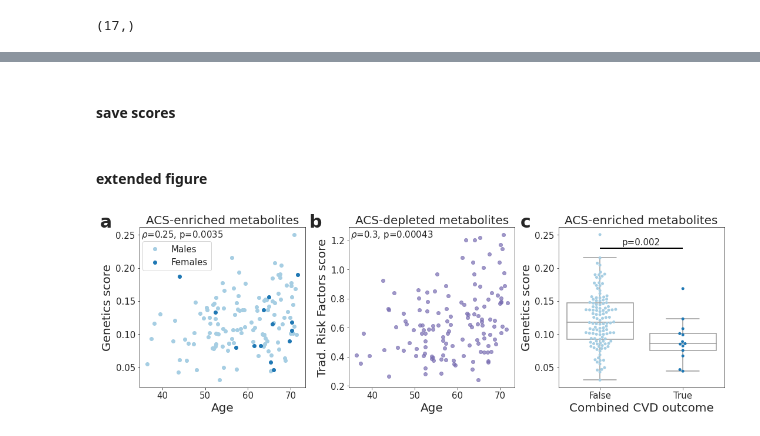
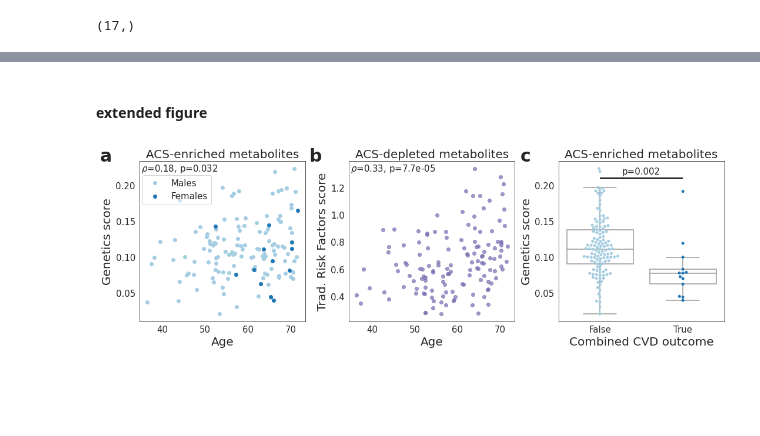
Before and after one commit to noambar/ACStudy, a Jupyter notebook: individualized_metabolic_determinants.ipynb, the cells around one changed output, grey strips where cells are left out. Saved outputs shown, nothing was run; the diff lists cells and outputs as text; code cells hidden in the pictures; blank space fills up the shorter version.

```diff
--- a/individualized_metabolic_determinants.ipynb
+++ b/individualized_metabolic_determinants.ipynb
@@ -84,8 +58,8 @@ metabolon_metabolite_name_dic
  'X - 17367': 'X - 17367',
  ...}
 # %%
-pnp_data_metabolon = pd.read_csv(os.path.join(paper_dir, 'serum_metabolomics_signatures', 'pnp_data_metabolon.csv'), index_col=0)
-acs_data_metabolon = pd.read_csv(os.path.join(paper_dir, 'serum_metabolomics_signatures', 'acs_data_metabolon.csv'), index_col=0)
+pnp_data_metabolon = pd.read_csv(os.path.join(paper_dir, 'data/', 'pnp_data_metabolon_storage_residuals.csv'), index_col=0)
+acs_data_metabolon = pd.read_csv(os.path.join(paper_dir, 'data/', 'acs_data_metabolon_storage_residuals.csv'), index_col=0).dropna(subset=['100000007'])
 acs_data_metabolon['combined_outcome'] = acs_data_metabolon[['Acute MI', 'Acute stroke', 'Acute limb event', 'Unplanned PCI', 'New-onset HF', 'New-onset Afib', 'CV hospitalization including chest pain', 'CV death',]].any(1)
 acs_data_metabolon['Acute_MI_or_Stroke'] = acs_data_metabolon[['Acute MI', 'Acute stroke']].any(1)
 acs_data_metabolon['combined_cvd_outcome'] = acs_data_metabolon[['Acute MI', 'Acute stroke', 'Unplanned PCI', 'CV death',]].any(1)
@@ -93,12 +67,7 @@ acs_data_metabolon['Admission Diagnosis: STEMI vs UA'] = acs_data_metabolon['Adm
 acs_data_metabolon.loc[acs_data_metabolon['Admission Diagnosis: NSTEMI'] == 1, 'Admission Diagnosis: STEMI vs UA'] = np.nan
 
 
-# circ_heatmap_df_sorted = pd.read_csv(os.path.join(paper_dir, 'serum_metabolomics_signatures', 'metabolon', 'circ_heatmap_df_sorted.csv'), index_col=0)
-# circ_heatmap_df_sorted = pd.read_csv(os.path.join(paper_dir, 'serum_metabolomics_signatures', 'metabolon', 'circ_heatmap_df_sorted_MMC-DM.csv'), index_col=0)
-circ_heatmap_df_sorted = pd.read_csv(os.path.join(paper_dir, 'serum_metabolomics_signatures', 'metabolon', 'circ_heatmap_df_sorted_MMC_no_HPN_DYS-DM.csv'), index_col=0)
-
-# circ_heatmap_df_sorted = circ_heatmap_df_sorted[circ_heatmap_df_sorted['Healthy-ACS'].abs().apply(lambda x: 10**(-x)) < 0.05/circ_heatmap_df_sorted.shape[0]].copy()
-# circ_heatmap_df_sorted = circ_heatmap_df_sorted[fdr_correction(circ_heatmap_df_sorted['Healthy-ACS'].abs().apply(lambda x: 10**(-x)), alpha=0.05)[0]].copy()
+circ_heatmap_df_sorted = pd.read_csv(os.path.join('serum_metabolomics_signatures', 'metabolon', 'circ_heatmap_df_sorted_MMC_no_HPN_DYS-DM.csv'), index_col=0)
 
 circ_heatmap_df_sorted.shape
 # %% [output]
@@ -136,7 +123,2 @@ IndentationError: unexpected indent (<ipython-input-49-54ed511b8f6c>, line 2)
-# %%
-storage_bad_metabs = pd.read_pickle(os.path.join('../data', 'storage_time_bad_metabs_bonf.pkl'))
 # %%
 circ_heatmap_df_sorted = circ_heatmap_df_sorted[~circ_heatmap_df_sorted.index.isin(storage_bad_metabs)]
-# %%
-with open(os.path.join(paper_dir, 'metabolon_molecules_to_remove.pkl'), 'rb') as handle:
-    metabolon_molecules_to_remove = pickle.load(handle)
@@ -352,2 +255,9 @@ metabolomics_origins.to_csv(os.path.join(metabolon_dir, save_path))
+# %%
+with open(os.path.join(curr_dir, 'background_samples_age_sex_bmi.pkl'), 'rb') as handle:
+    background_samples_age_sex_bmi = pickle.load(handle)
+with open(os.path.join(curr_dir, 'metab_healthy-impaired_background_samples_age_sex_bmi.pkl'), 'rb') as handle:
+    pnp_background_samples_age_sex_bmi = pickle.load(handle)
+with open(os.path.join(curr_dir, 'random_background_samples_age_sex_bmi.pkl'), 'rb') as handle:
+    random_background_samples_age_sex_bmi = pickle.load(handle)
 # %% [markdown]
 # compute determinant scores
@@ -973,2 +774,0 @@ bad_acs_metabolomics_origin
-# %% [markdown]
-#### save scores
@@ -990,8 +786,7 @@ ax.set_title('ACS-enriched metabolites', fontsize=labels_fontsize)
 ax.set_xlabel(c, fontsize=labels_fontsize)
 ax.set_ylabel(r2.split('r2')[0] + 'score', fontsize=labels_fontsize)
 ax.tick_params(labelsize=tick_fontsize)
-# ax.set_yticks([0, 0.01, 0.02, 0.03])
-# ax.set_ylim((0, 0.025))
+ax.set_yticks([0.05, 0.1, 0.15, 0.2])
 ax.legend(fontsize=tick_fontsize, loc=(0.02, 0.73))
 r, p = spearmanr(acs_data_metabolon[c], bad_acs_metabolomics_origin[r2], nan_policy='omit')
 add_text_at_corner(ax, r'$\rho$=%0.2g, p=%0.2g'%(r, bad_p.loc[c, r2]), 'top left', fontsize=tick_fontsize)
@@ -1000,39 +795,36 @@ ax = axes[1]
 c='Age'
 r2 = 'Traditional Risk Factors r2'
 ax.plot(acs_data_metabolon[c], good_acs_metabolomics_origin[r2], 'o', color=feature_colors[r2], alpha=0.7)
 ax.set_title('ACS-depleted metabolites', fontsize=labels_fontsize)
 ax.set_xlabel(c, fontsize=labels_fontsize)
 ax.set_ylabel(r2.split('r2')[0].replace('itional', '.') + 'score', fontsize=labels_fontsize)
 ax.tick_params(labelsize=tick_fontsize)
 
 r, p = spearmanr(acs_data_metabolon[c], good_acs_metabolomics_origin[r2], nan_policy='omit')
 add_text_at_corner(ax, r'$\rho$=%0.2g, p=%0.2g'%(r, good_p.loc[c, r2]), 'top left', fontsize=tick_fontsize)
 
 ax = axes[2]
 c='combined_cvd_outcome'
 r2 = 'Genetics r2'
 sns.boxplot(data=pd.concat((acs_data_metabolon[c], bad_acs_metabolomics_origin[r2]), axis=1), x=c, y=r2, ax=ax, palette=['white'], showfliers=False)
 sns.swarmplot(data=pd.concat((acs_data_metabolon[c], bad_acs_metabolomics_origin[r2]), axis=1), x=c, y=r2, ax=ax, palette=colors)
 ax.set_title('ACS-enriched metabolites', fontsize=labels_fontsize)
 ax.set_xlabel('Combined CVD outcome', fontsize=labels_fontsize)
 ax.set_ylabel(r2.split('r2')[0] + 'score', fontsize=labels_fontsize)
 ax.tick_params(labelsize=tick_fontsize)
-# ax.set_yticks([0, 0.005, 0.01, 0.015, 0.02])
-# ax.set_ylim((0, 0.018))
-# r, p = spearmanr(acs_data_metabolon[c], bad_acs_metabolomics_origin[r2], nan_policy='omit')
-# add_text_at_corner(ax, r'Spearman $\rho$=%0.2g, p=%0.2g'%(r, bad_p.loc[c, r2]), 'top left', fontsize=tick_fontsize)
+ax.set_yticks([0.05, 0.1, 0.15, 0.2])
 t, p = mannwhitneyu(bad_acs_metabolomics_origin.loc[acs_data_metabolon[c]==1, r2].dropna(), bad_acs_metabolomics_origin.loc[acs_data_metabolon[c]==0, r2].dropna())
 xx=0.5
-ax.text(xx, 0.235,  'p=%0.1g'%p, ha='center', fontsize=tick_fontsize)
-ax.hlines(y=0.23, xmin=xx-0.5, xmax=xx+0.5, linewidth=2, color='black')
+ax.text(xx, 0.215,  'p=%0.1g'%p, ha='center', fontsize=tick_fontsize)
+ax.hlines(y=0.21, xmin=xx-0.5, xmax=xx+0.5, linewidth=2, color='black')
 
 fig.tight_layout()
 x, y = -0.2, 1.03
 plt.text(x, y, 'a', ha='center', va='center', transform=axes[0,].transAxes, fontsize=30, weight = 'bold')
 plt.text(x, y, 'b', ha='center', va='center', transform=axes[1].transAxes, fontsize=30, weight = 'bold')
 plt.text(x, y, 'c', ha='center', va='center', transform=axes[2].transAxes, fontsize=30, weight = 'bold')
 
-plt.savefig(os.path.join(metabolon_dir, 'ExtendedDataFigure_age_vs_genetics_and_trad_outcome_vs_genetics_v3.png'), dpi=300, bbox_inches='tight')
-plt.savefig(os.path.join(metabolon_dir, 'ExtendedDataFigure_age_vs_genetics_and_trad_outcome_vs_genetics_v3.pdf'), dpi=300, bbox_inches='tight')
+plt.savefig(os.path.join(metabolon_dir, 'ExtendedDataFigure4.png'), dpi=300, bbox_inches='tight')
+plt.savefig(os.path.join(metabolon_dir, 'ExtendedDataFigure4.pdf'), dpi=300, bbox_inches='tight')
 # %% [output]
-[figure, old version]
+[figure, new version]
```
Also changed, not shown: parts of 49 cells of this notebook.
